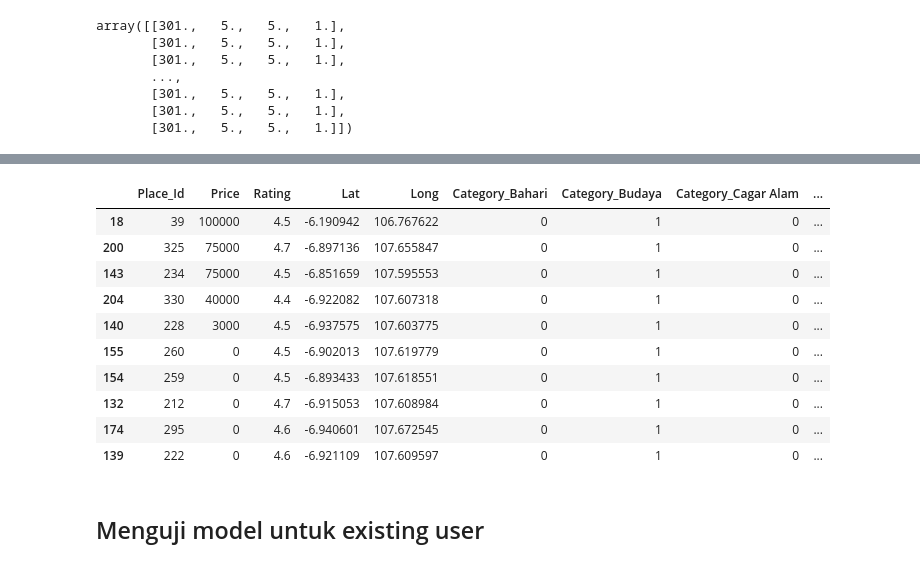
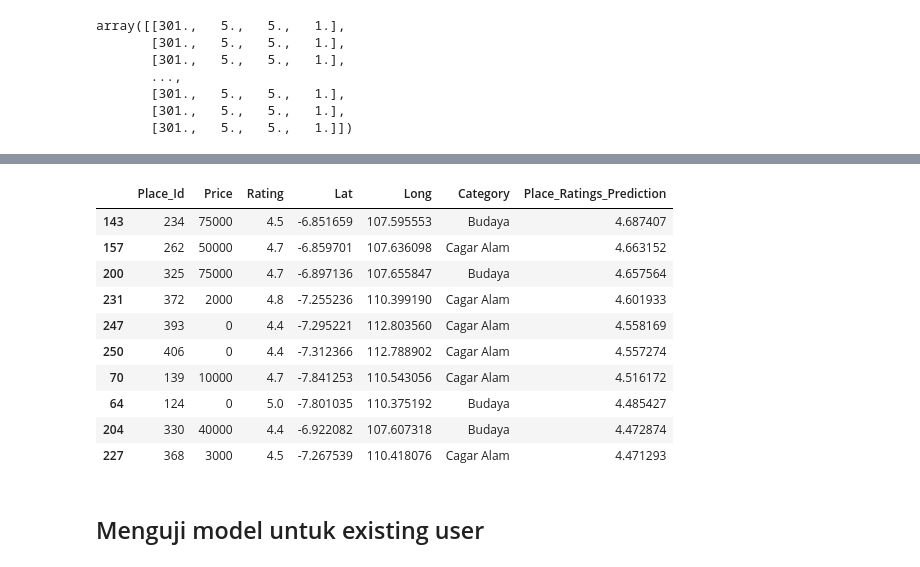
Before and after one commit to C23-PR571-Greenify/Greenify-ML, a Jupyter notebook: greenify-model.ipynb, the cells around one changed output, grey strips where cells are left out. Cells and saved outputs as stored; diff of their text form; code cells hidden in the pictures.

```diff
--- a/greenify-model.ipynb
+++ b/greenify-model.ipynb
@@ -553,7 +556,7 @@ users_dataset
 | 5922 | 300 | 3.5 | 2.800 | 3.0 | 416 | 4 |
 5926 rows × 6 columns
 # %%
-tourism_train = tourism_dataset[['Price', 'Rating', 'Lat', 'Long', 'Category_Bahari', 'Category_Budaya', 'Category_Cagar Alam']].to_numpy()
+tourism_train = tourism_dataset[['Price', 'Rating', 'Lat', 'Long', 'Category']].to_numpy()
 user_train = users_dataset[['avg_budaya', 'avg_cagar_alam', 'avg_bahari']].to_numpy()
 # %%
 scalerTourism = StandardScaler()
@@ -589,7 +592,7 @@ y training data shape: (4740, 1)
 ## Membuat NN
 # %%
 num_user_features = 3
-num_tourism_features = 7
+num_tourism_features = 5
 num_outputs = 32
 tf.random.set_seed(1)
 user_NN = tf.keras.models.Sequential([
@@ -599,8 +602,8 @@ user_NN = tf.keras.models.Sequential([
 ])
 
 tourism_NN = tf.keras.models.Sequential([
+    tf.keras.layers.Dense(256, activation='relu'),
     tf.keras.layers.Dense(128, activation='relu'),
-    tf.keras.layers.Dense(64, activation='relu'),
     tf.keras.layers.Dense(num_outputs),
 ])
 
@@ -678,9 +681,8 @@ model.evaluate([user_test, tourism_test], y_test)
 # %%
 # tourism_dataset_for_pred = info_tourism.drop(['Place_Name', 'Description', 'Coordinate'], axis=1)
 tourism_features = info_tourism.drop(['Place_Name', 'Description', 'Coordinate', 'City'], axis=1)
-tourism_features = pd.get_dummies(tourism_features)
-tourism_features['User_Id'] = 0 # untuk scaling
-tourism_features['Place_Ratings'] = 0
+category_encoding = {'Budaya': 1, 'Cagar Alam': 2, 'Bahari': 3}
+tourism_features['Category'] = tourism_features['Category'].map(category_encoding)
 tourism_features = tourism_features.reset_index(drop=True)
 tourism_features
 # %% [output]
@@ -722,7 +724,7 @@ scalerTourism = joblib.load('scalerTourism.save')
 scalerUser = joblib.load('scalerUser.save')
 scalerTarget = joblib.load('scalerTarget.save')
 
-tourism_columns = ['Price', 'Rating', 'Lat', 'Long', 'Category_Bahari', 'Category_Budaya', 'Category_Cagar Alam']
+tourism_columns = ['Price', 'Rating', 'Lat', 'Long', 'Category']
 
 suser_features = scalerUser.transform(user_features[:, 1:])
 stourism_features = scalerTourism.transform(tourism_features[tourism_columns].to_numpy())
@@ -739,23 +741,27 @@ sorted_index = np.argsort(-y_pred,axis=0).reshape(-1).tolist()  #negate to get l
 sorted_ypred   = y_pred[sorted_index]
 sorted_tourisms = tourism_features.loc[sorted_index]  #using unscaled vectors for display
 # %%
-sorted_tourisms = sorted_tourisms[['Place_Id', 'Price', 'Rating', 'Lat', 'Long', 'Category_Bahari', 'Category_Budaya', 'Category_Cagar Alam']]
+sorted_tourisms = sorted_tourisms[['Place_Id', 'Price', 'Rating', 'Lat', 'Long', 'Category']]
+
+category_decoding = {1: 'Budaya', 2: 'Cagar Alam', 3: 'Bahari'}
+sorted_tourisms['Category'] = sorted_tourisms['Category'].map(category_decoding)
+
 sorted_tourisms.loc[1, 'Place_Ratings_Prediction'] = 0
 sorted_tourisms.isetitem(-1, sorted_ypred)
 
 sorted_tourisms[:10]
 # %% [output]
-|  | Place_Id | Price | Rating | Lat | Long | Category_Bahari | Category_Budaya | Category_Cagar Alam | ... |
-| 18 | 39 | 100000 | 4.5 | -6.190942 | 106.767622 | 0 | 1 | 0 | ... |
-| 200 | 325 | 75000 | 4.7 | -6.897136 | 107.655847 | 0 | 1 | 0 | ... |
-| 143 | 234 | 75000 | 4.5 | -6.851659 | 107.595553 | 0 | 1 | 0 | ... |
-| 204 | 330 | 40000 | 4.4 | -6.922082 | 107.607318 | 0 | 1 | 0 | ... |
-| 140 | 228 | 3000 | 4.5 | -6.937575 | 107.603775 | 0 | 1 | 0 | ... |
-| 155 | 260 | 0 | 4.5 | -6.902013 | 107.619779 | 0 | 1 | 0 | ... |
-| 154 | 259 | 0 | 4.5 | -6.893433 | 107.618551 | 0 | 1 | 0 | ... |
-| 132 | 212 | 0 | 4.7 | -6.915053 | 107.608984 | 0 | 1 | 0 | ... |
-| 174 | 295 | 0 | 4.6 | -6.940601 | 107.672545 | 0 | 1 | 0 | ... |
-| 139 | 222 | 0 | 4.6 | -6.921109 | 107.609597 | 0 | 1 | 0 | ... |
+|  | Place_Id | Price | Rating | Lat | Long | Category | Place_Ratings_Prediction |
+| 143 | 234 | 75000 | 4.5 | -6.851659 | 107.595553 | Budaya | 4.687407 |
+| 157 | 262 | 50000 | 4.7 | -6.859701 | 107.636098 | Cagar Alam | 4.663152 |
+| 200 | 325 | 75000 | 4.7 | -6.897136 | 107.655847 | Budaya | 4.657564 |
+| 231 | 372 | 2000 | 4.8 | -7.255236 | 110.399190 | Cagar Alam | 4.601933 |
+| 247 | 393 | 0 | 4.4 | -7.295221 | 112.803560 | Cagar Alam | 4.558169 |
+| 250 | 406 | 0 | 4.4 | -7.312366 | 112.788902 | Cagar Alam | 4.557274 |
+| 70 | 139 | 10000 | 4.7 | -7.841253 | 110.543056 | Cagar Alam | 4.516172 |
+| 64 | 124 | 0 | 5.0 | -7.801035 | 110.375192 | Budaya | 4.485427 |
+| 204 | 330 | 40000 | 4.4 | -6.922082 | 107.607318 | Budaya | 4.472874 |
+| 227 | 368 | 3000 | 4.5 | -7.267539 | 110.418076 | Cagar Alam | 4.471293 |
 # %% [markdown]
 ## Menguji model untuk existing user
 # %%
```
Also changed, not shown: parts of 19 cells of this notebook, 2 other files.
